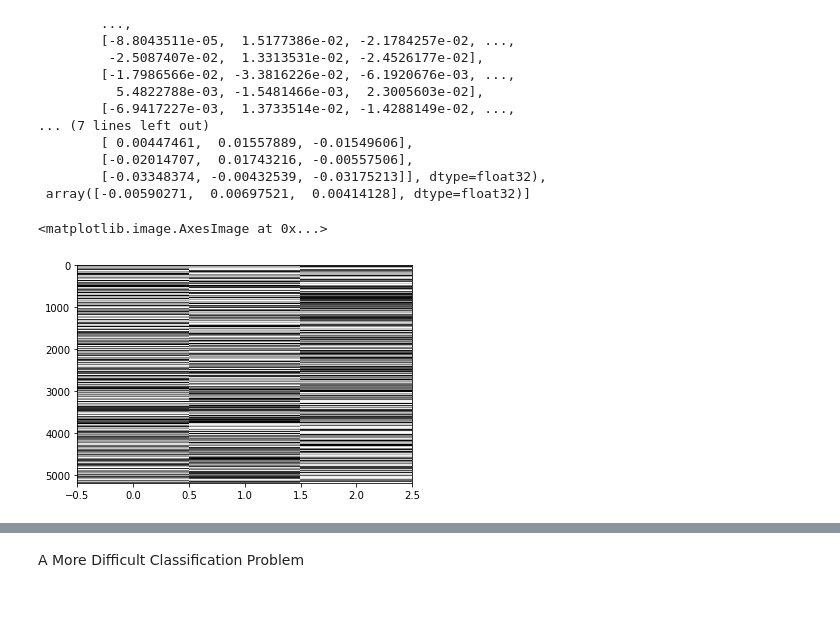
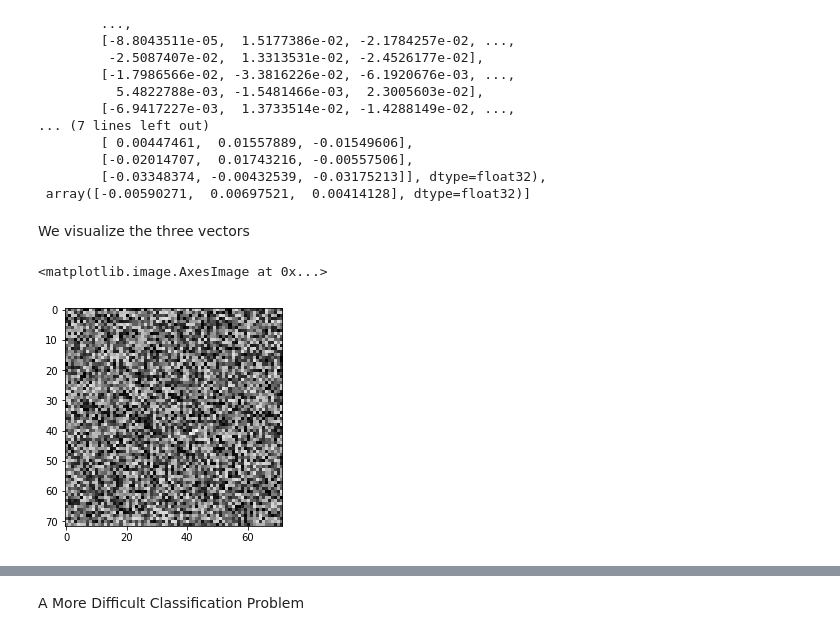
Before and after one commit to HugoTodeschini/Project1-Deep-Learning-Image-Classification-and-Regression, a Jupyter notebook: Project1-Deep Learning.ipynb, the cells around one changed output, grey strips where cells are left out. Cells and saved outputs as stored; diff of their text form; code cells hidden in the pictures; blank space fills up the shorter version.

```diff
--- a/Project1-Deep Learning.ipynb
+++ b/Project1-Deep Learning.ipynb
@@ -289,8 +294,10 @@ modeladam.get_weights()
         [-0.02014707,  0.01743216, -0.00557506],
         [-0.03348374, -0.00432539, -0.03175213]], dtype=float32),
  array([-0.00590271,  0.00697521,  0.00414128], dtype=float32)]
+# %% [markdown]
+We visualize the three vectors
 # %%
-plt.imshow(model.get_weights()[0][:,0:3], aspect='auto', cmap='gray')
+plt.imshow(modeladam.get_weights()[0][:,0].reshape(72,72), cmap='gray')
 # %% [output]
 <matplotlib.image.AxesImage at 0x...>
-[figure, old version]
+[figure, new version]
```
Also changed, not shown: parts of 15 cells of this notebook.
